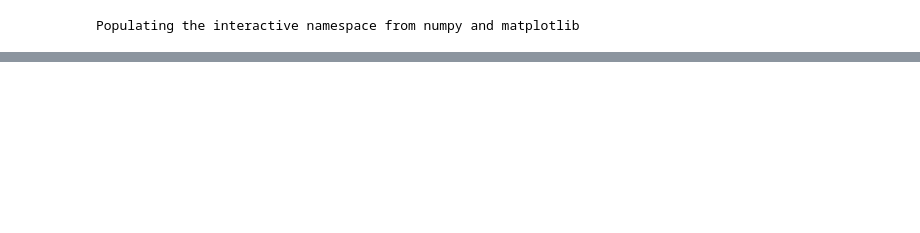
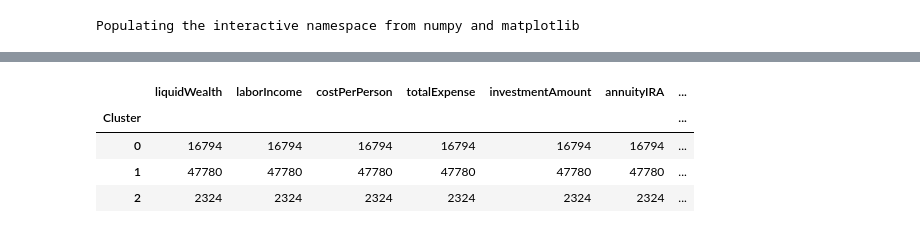
Before and after one commit to dongxulee/lifeCycleRefine, a Jupyter notebook: 20220902/family/clusteringHousehold.ipynb, the cells around one changed output, grey strips where cells are left out. Saved outputs shown, nothing was run; the diff lists cells and outputs as text; code cells hidden in the pictures; blank space fills up the shorter version.

```diff
--- a/20220902/family/clusteringHousehold.ipynb
+++ b/20220902/family/clusteringHousehold.ipynb
@@ -59,3 +65,11 @@ df.groupby('Cluster')[numericalFeatures].mean()
+# %%
+df.groupby('Cluster')[numericalFeatures].count()
+# %% [output]
+|  | liquidWealth | laborIncome | costPerPerson | totalExpense | investmentAmount | annuityIRA | ... |
+| Cluster |  |  |  |  |  |  | ... |
+| 0 | 16794 | 16794 | 16794 | 16794 | 16794 | 16794 | ... |
+| 1 | 47780 | 47780 | 47780 | 47780 | 47780 | 47780 | ... |
+| 2 | 2324 | 2324 | 2324 | 2324 | 2324 | 2324 | ... |
 # %%
 #sklearn imports
 from sklearn.decomposition import PCA #Principal Component Analysis
```
Also changed, not shown: parts of 4 cells of this notebook.
